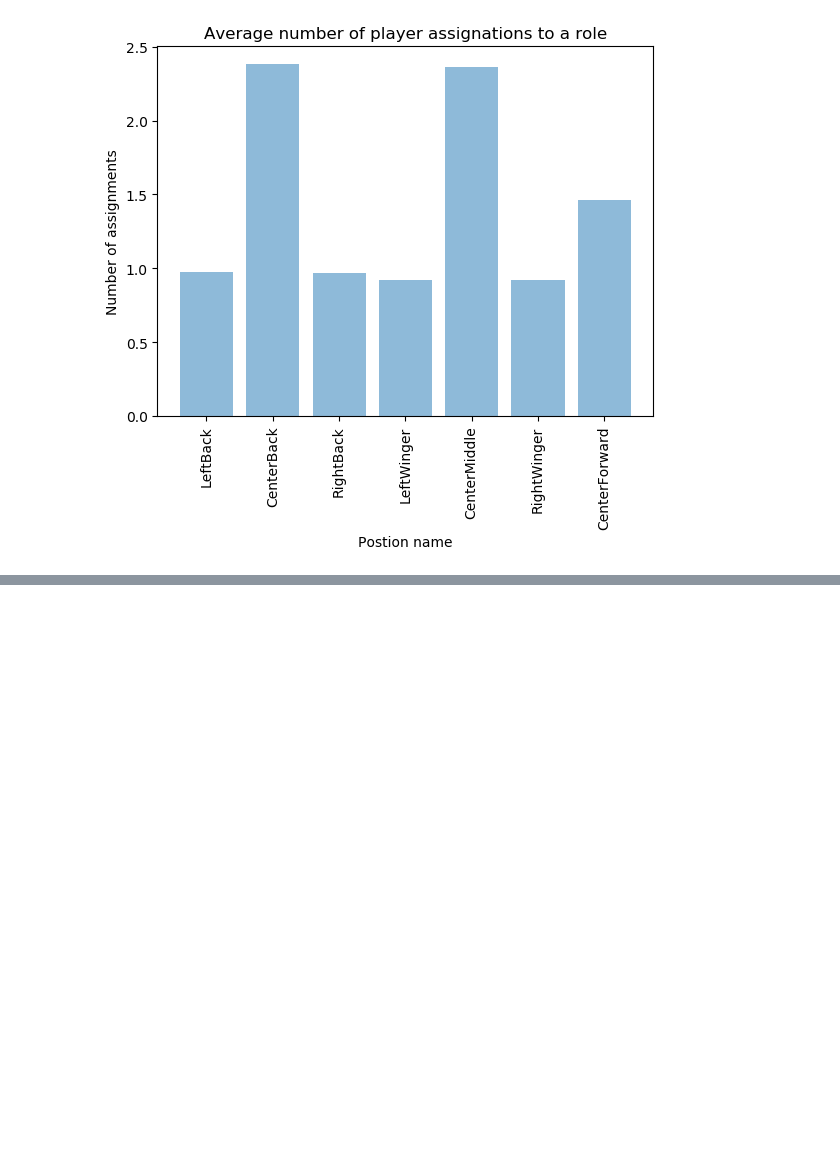
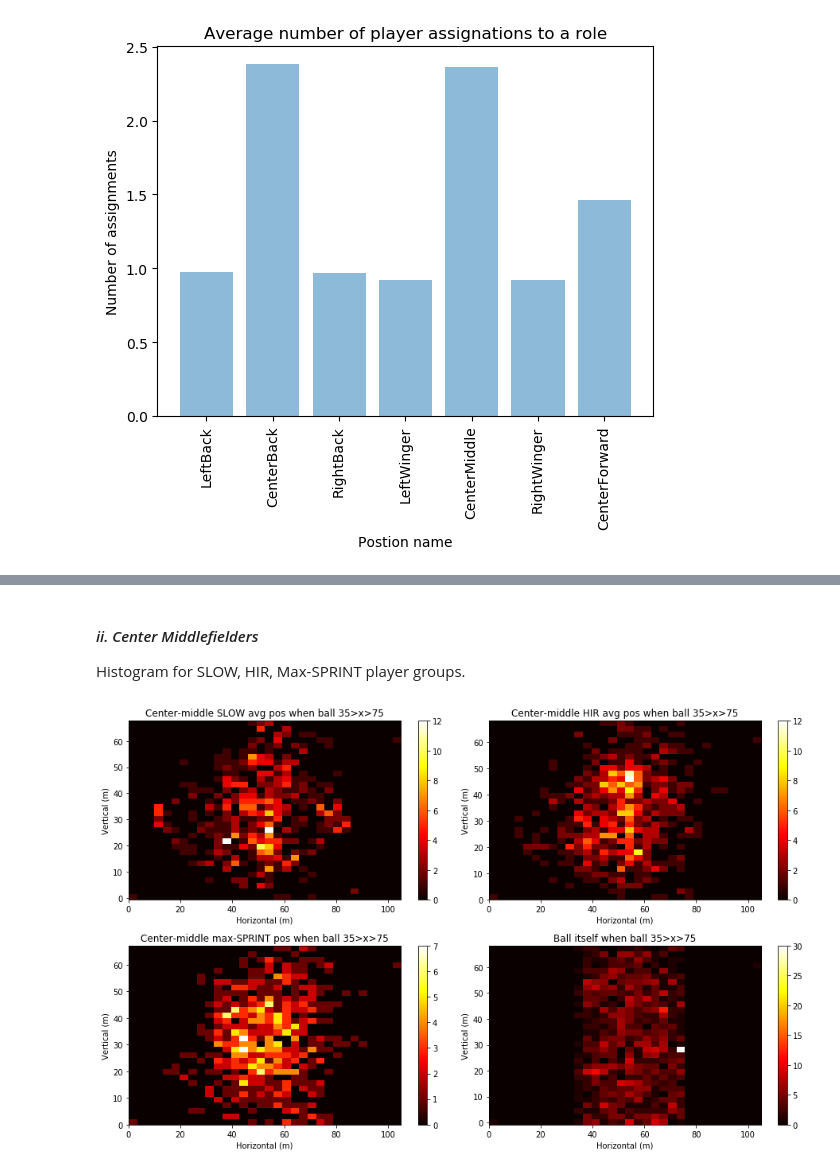
Before and after one commit to anaramirli/predict-soccer-ball-location, a Jupyter notebook: src/feature_analysis.ipynb, the cells around one changed output, grey strips where cells are left out. Cells and saved outputs as stored; diff of their text form; code cells hidden in the pictures; blank space fills up the shorter version.

```diff
--- a/src/feature_analysis.ipynb
+++ b/src/feature_analysis.ipynb
@@ -149,0 +273,7 @@ In this section, we'll plot histograms about some features to generalize the dat
+# %% [markdown]
+#### *ii. Center Middlefielders*
+Histogram for SLOW, HIR, Max-SPRINT player groups.
+# %%
+plot_hist(cols_cm, ' when ball 35>x>75')
+# %% [output]
+[figure, added]
```
Also changed, not shown: parts of 19 cells of this notebook.
